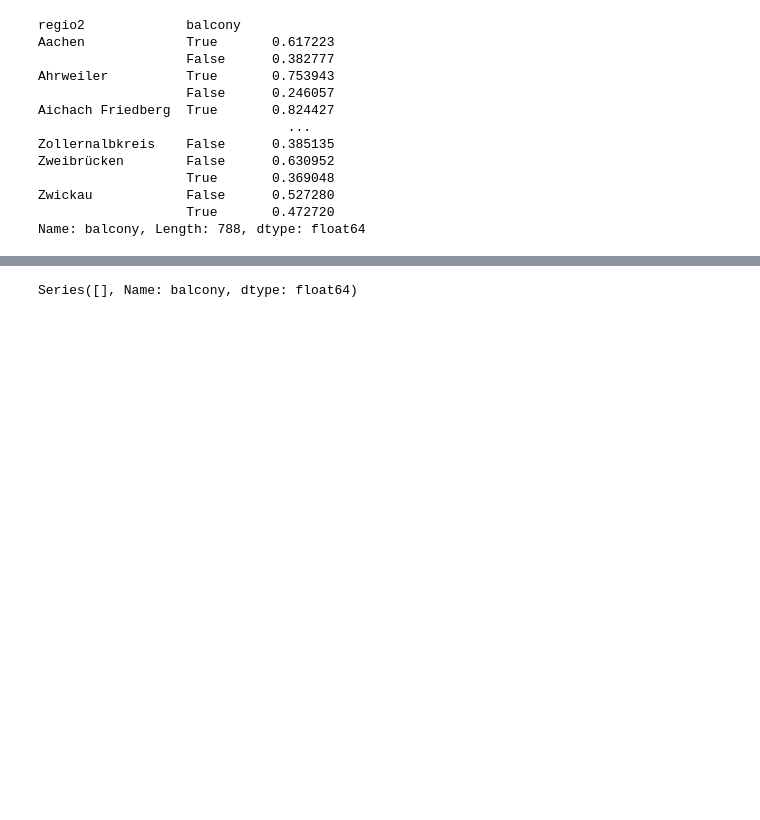
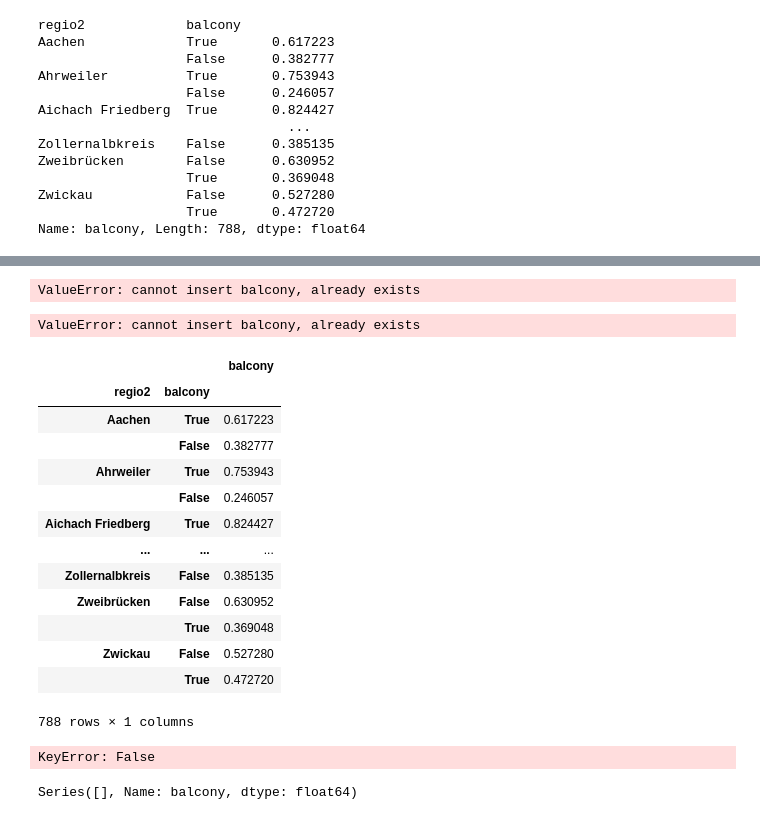
Before and after one commit to reemakk/group-3, a Jupyter notebook: Just_Data_w_Notes.ipynb, the cells around one changed output, grey strips where cells are left out. Drawn from its saved outputs; the diff is of its cells as text; code cells hidden in the pictures; blank space fills up the shorter version.

```diff
--- a/Just_Data_w_Notes.ipynb
+++ b/Just_Data_w_Notes.ipynb
@@ -348,3 +345,35 @@ SyntaxError: invalid syntax (Temp/ipykernel_10292/2099695374.py, line 1)
+# %%
+app_city['balcony'].value_counts(normalize=True).reset_index()
+# %% [output]
+ValueError: cannot insert balcony, already exists
+# %%
+percentagebalcony.reset_index(drop=False, inplace=False)
+# %% [output]
+ValueError: cannot insert balcony, already exists
+# %%
+filt_test=percentageofbalcony["balcony"]==False
+
+percentageofbalcony.drop(index=percentageofbalcony[filt_test].index, inplace=True)
+percentageofbalcony
+# %% [output]
+|  |  | balcony |
+| regio2 | balcony |  |
+| Aachen | True | 0.617223 |
+|  | False | 0.382777 |
+| Ahrweiler | True | 0.753943 |
+|  | False | 0.246057 |
+| Aichach Friedberg | True | 0.824427 |
+| ... | ... | ... |
+| Zollernalbkreis | False | 0.385135 |
+| Zweibrücken | False | 0.630952 |
+|  | True | 0.369048 |
+| Zwickau | False | 0.527280 |
+|  | True | 0.472720 |
+788 rows × 1 columns
+# %%
+percentageofbalcony = percentageofbalcony.drop(percentageofbalcony["balcony"==True].index)
+# %% [output]
+KeyError: False
 # %%
 percentageoftruebalcony= percentageofbalcony.filter(items=["balcony"==True])
 percentageoftruebalcony
```
Also changed, not shown: parts of 3 cells of this notebook.
